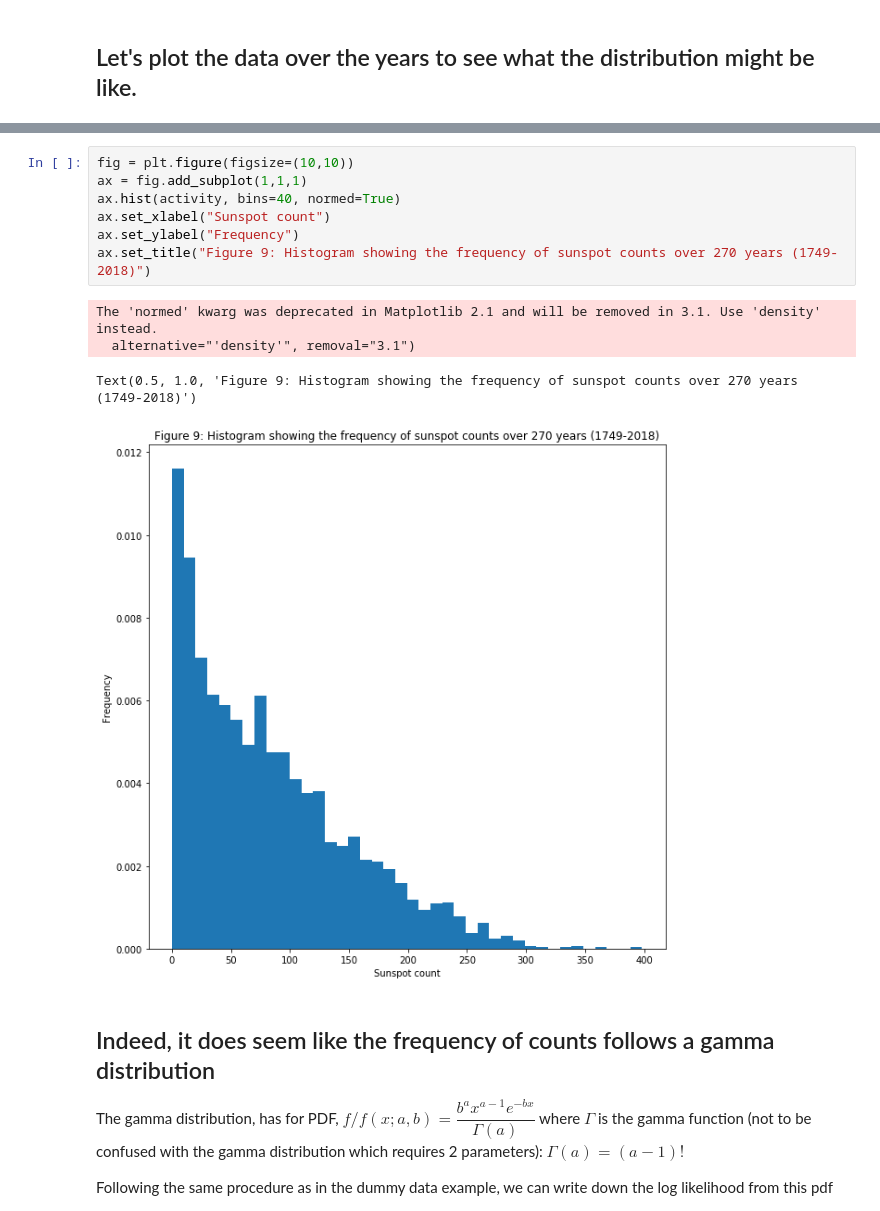
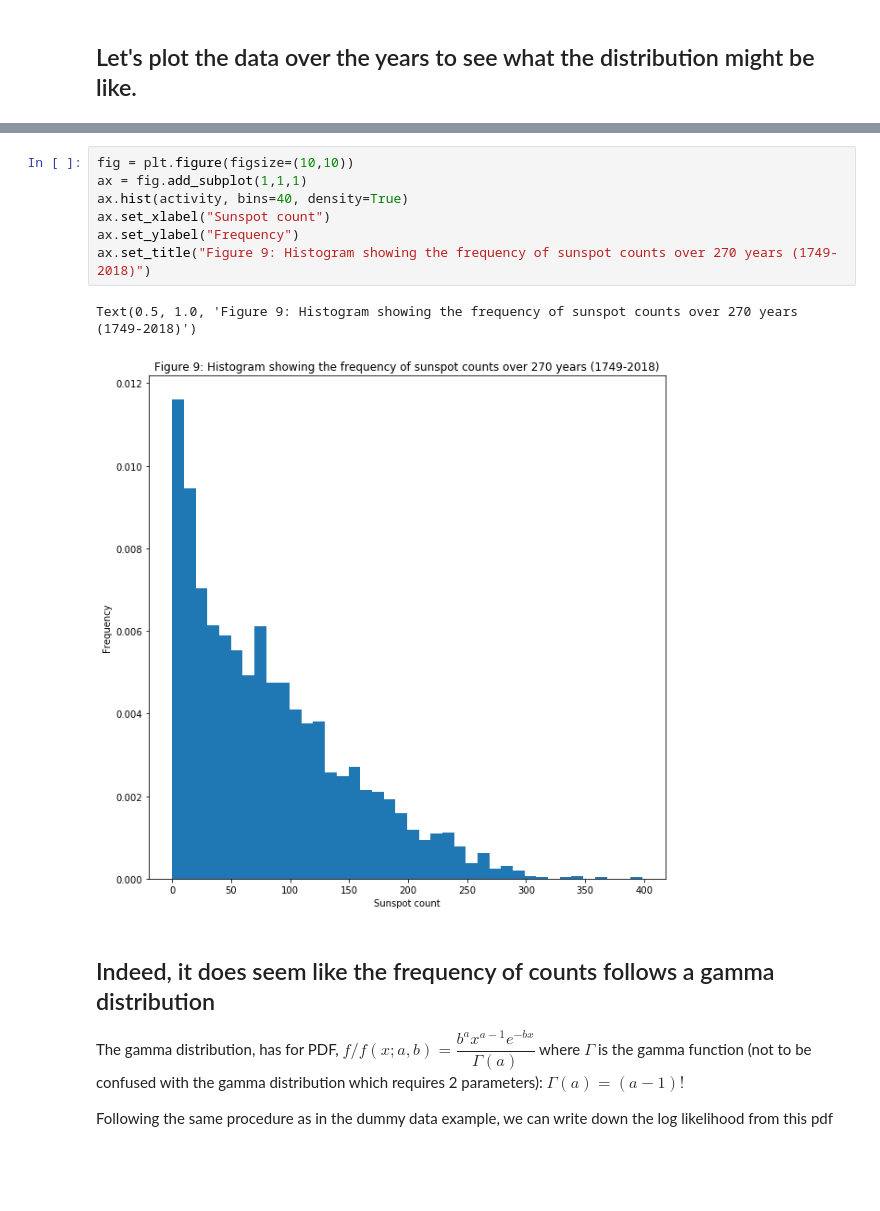
Before and after one commit to Joseph94m/MCMC, a Jupyter notebook: MCMC.ipynb, the cells around one changed output, grey strips where cells are left out. Saved outputs shown, nothing was run; the diff lists cells and outputs as text; blank space fills up the shorter version.

```diff
--- a/MCMC.ipynb
+++ b/MCMC.ipynb
@@ -437,15 +435,13 @@ For example, in the first cycle, the sunspot counts start from their highest at
 # %%
 fig = plt.figure(figsize=(10,10))
 ax = fig.add_subplot(1,1,1)
-ax.hist(activity, bins=40, normed=True)
+ax.hist(activity, bins=40, density=True)
 ax.set_xlabel("Sunspot count")
 ax.set_ylabel("Frequency")
 ax.set_title("Figure 9: Histogram showing the frequency of sunspot counts over 270 years (1749-2018)")
 # %% [output]
-The 'normed' kwarg was deprecated in Matplotlib 2.1 and will be removed in 3.1. Use 'density' instead.
-  alternative="'density'", removal="3.1")
+Text(0.5, 1.0, 'Figure 9: Histogram showing the frequency of sunspot counts over 270 years (1749-2018)')
-Text(0.5, 1.0, 'Figure 9: Histogram showing the frequency of sunspot counts over 270 years (1749-2018)')
-[figure, old version]
+[figure, new version]
 # %% [markdown]
 ## Indeed, it does seem like the frequency of counts follows a gamma distribution
 
```
Also changed, not shown: parts of 13 cells of this notebook.
